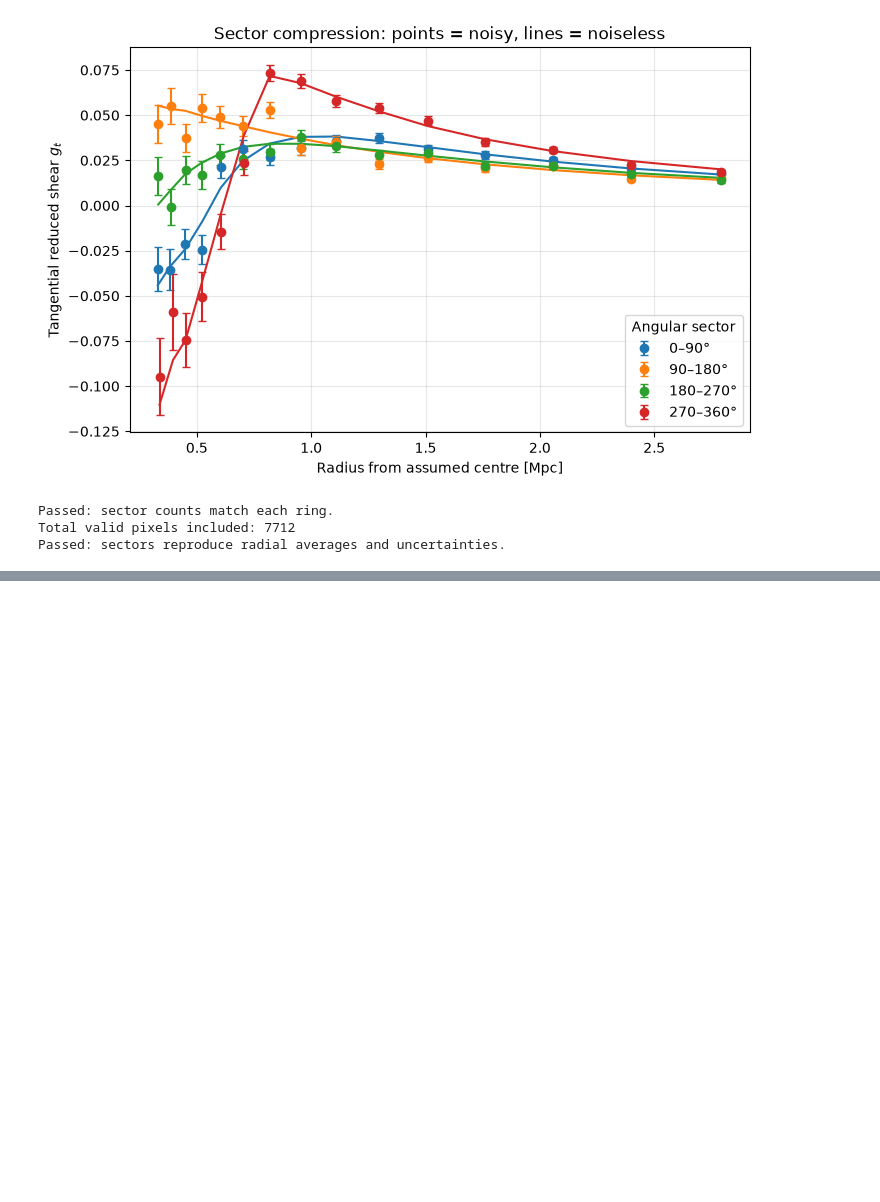
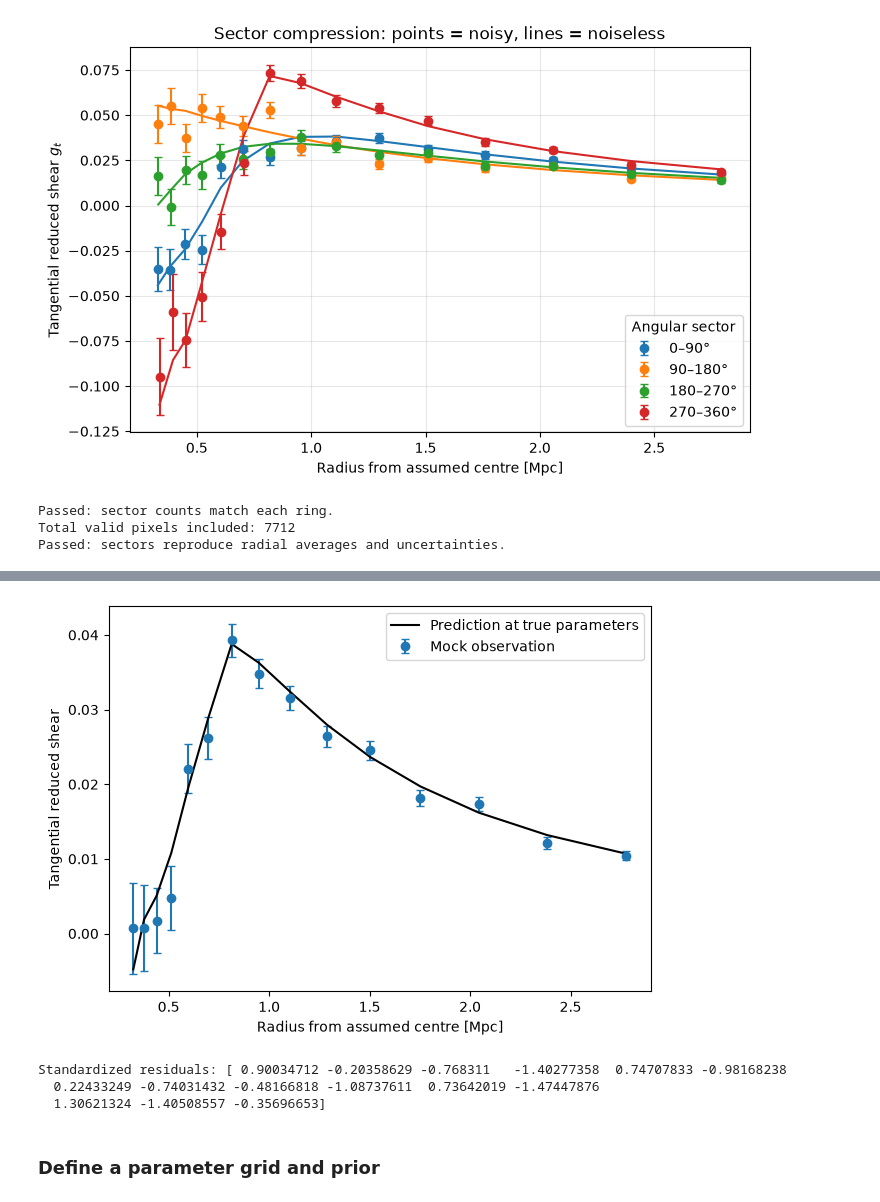
Before and after one commit to Arcobaleno-29/nfw-lensing-sbi, a Jupyter notebook: src/centred_shear_map.ipynb, the cells around one changed output, grey strips where cells are left out. Saved outputs shown, nothing was run; the diff lists cells and outputs as text; code cells hidden in the pictures; blank space fills up the shorter version.

```diff
--- a/src/centred_shear_map.ipynb
+++ b/src/centred_shear_map.ipynb
@@ -647,0 +979,42 @@ Passed: sectors reproduce radial averages and uncertainties.
+# %%
+prediction_true = predict_radial(*theta_true)
+
+assert np.all(np.isfinite(prediction_true[usable]))
+
+# Geometric bin centres are sufficient for displaying this comparison.
+R_display = np.sqrt(bin_edges[:-1] * bin_edges[1:])
+
+fig, ax = plt.subplots(figsize=(7, 5))
+ax.errorbar(
+    R_display[usable],
+    observed[usable],
+    yerr=uncertainty[usable],
+    fmt="o",
+    capsize=3,
+    label="Mock observation",
+)
+ax.plot(
+    R_display[usable],
+    prediction_true[usable],
+    "k-",
+    label="Prediction at true parameters",
+)
+ax.set(
+    xlabel="Radius from assumed centre [Mpc]",
+    ylabel="Tangential reduced shear",
+)
+ax.legend()
+plt.show()
+
+residual_true = (
+    observed[usable] - prediction_true[usable]
+) / uncertainty[usable]
+
+print("Standardized residuals:", residual_true)
+# %% [output]
+[figure, added]
+Standardized residuals: [ 0.90034712 -0.20358629 -0.768311   -1.40277358  0.74707833 -0.98168238
+  0.22433249 -0.74031432 -0.48166818 -1.08737611  0.73642019 -1.47447876
+  1.30621324 -1.40508557 -0.35696653]
+# %% [markdown]
+### Define a parameter grid and prior
```
Also changed, not shown: parts of 15 cells of this notebook, 1 other file.
